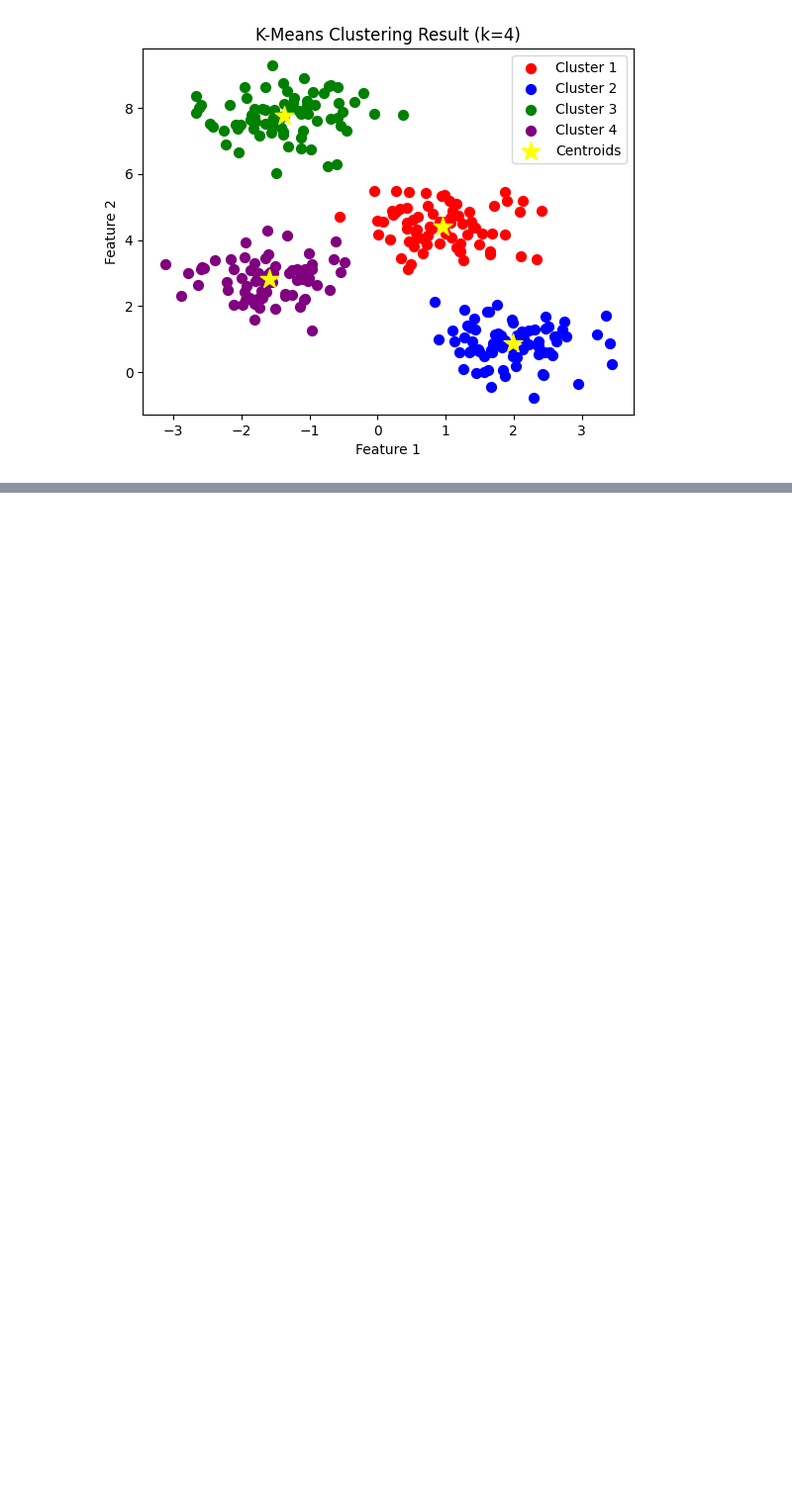
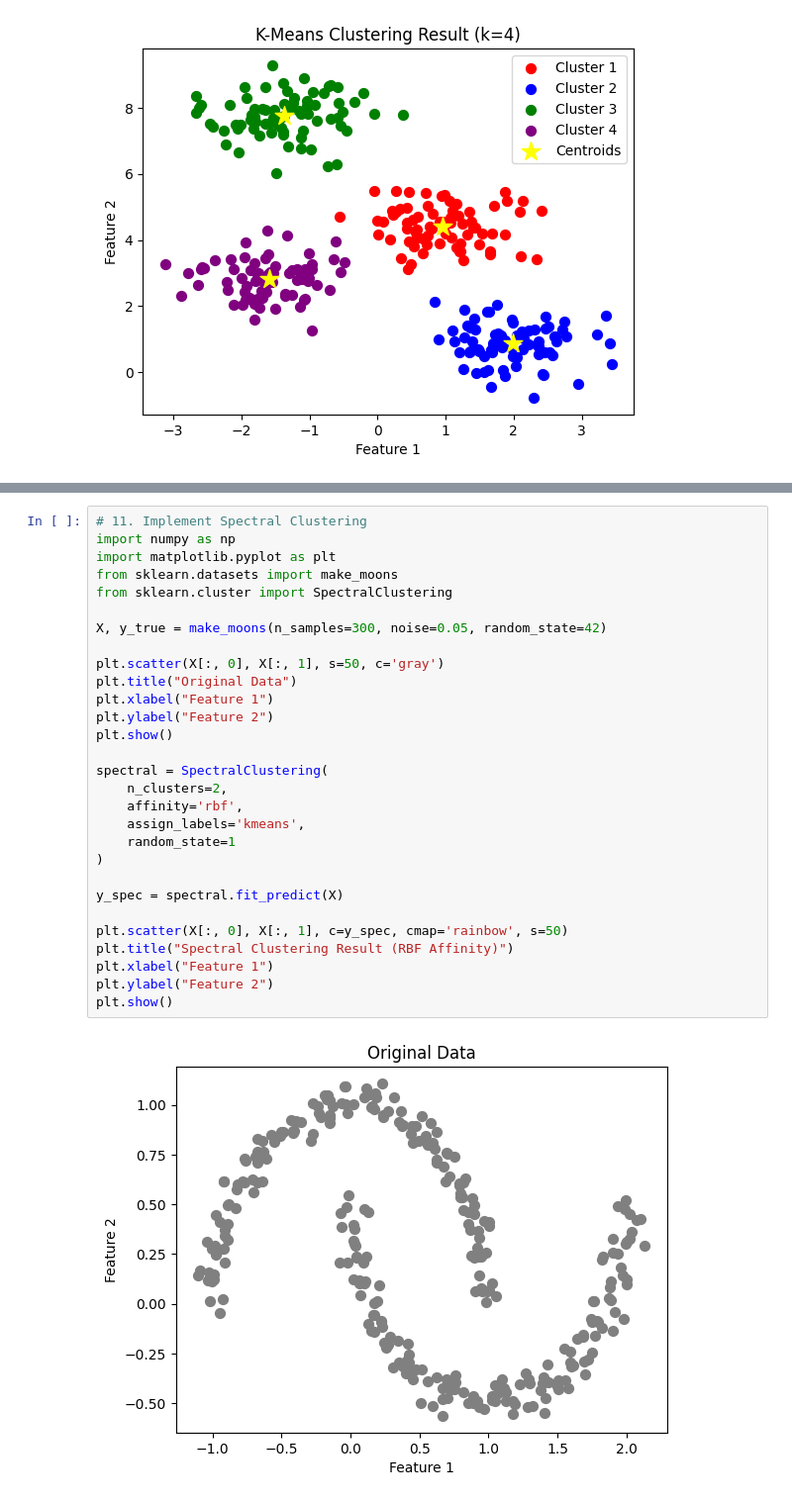
Before and after one commit to ThodupunooriSaiManish/Machine_Learning, a Jupyter notebook: ML_Internal_2.ipynb, the cells around one changed output, grey strips where cells are left out. Shown at 99% size. Drawn from its saved outputs; the diff is of its cells as text; blank space fills up the shorter version.

```diff
--- a/ML_Internal_2.ipynb
+++ b/ML_Internal_2.ipynb
@@ -331,0 +464,31 @@ plt.show()
+# %%
+# 11. Implement Spectral Clustering
+import numpy as np
+import matplotlib.pyplot as plt
+from sklearn.datasets import make_moons
+from sklearn.cluster import SpectralClustering
+
+X, y_true = make_moons(n_samples=300, noise=0.05, random_state=42)
+
+plt.scatter(X[:, 0], X[:, 1], s=50, c='gray')
+plt.title("Original Data")
+plt.xlabel("Feature 1")
+plt.ylabel("Feature 2")
+plt.show()
+
+spectral = SpectralClustering(
+    n_clusters=2,
+    affinity='rbf',
+    assign_labels='kmeans',
+    random_state=1
+)
+
+y_spec = spectral.fit_predict(X)
+
+plt.scatter(X[:, 0], X[:, 1], c=y_spec, cmap='rainbow', s=50)
+plt.title("Spectral Clustering Result (RBF Affinity)")
+plt.xlabel("Feature 1")
+plt.ylabel("Feature 2")
+plt.show()
+# %% [output]
+[figure, added]
```
Also changed, not shown: parts of 10 cells of this notebook.
